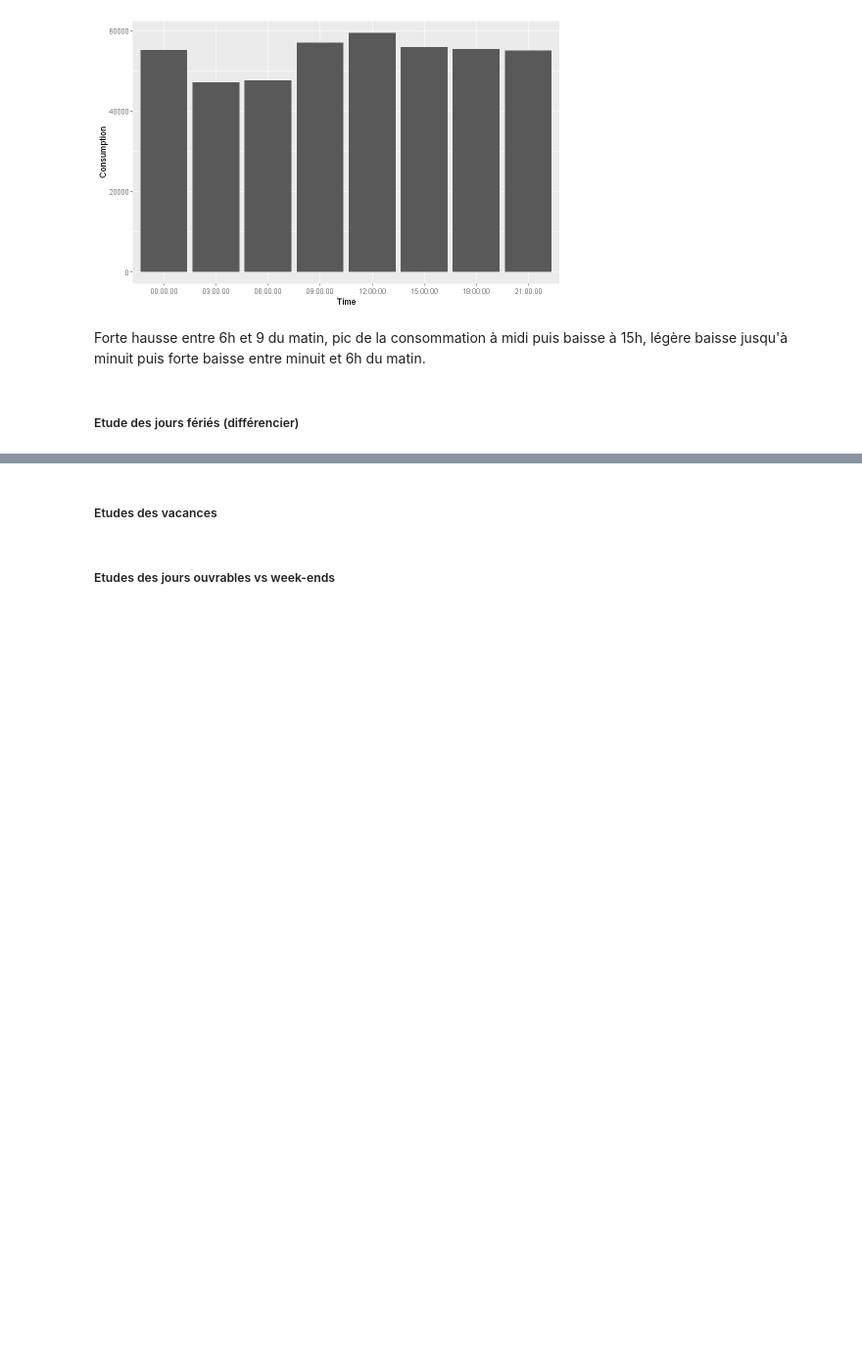
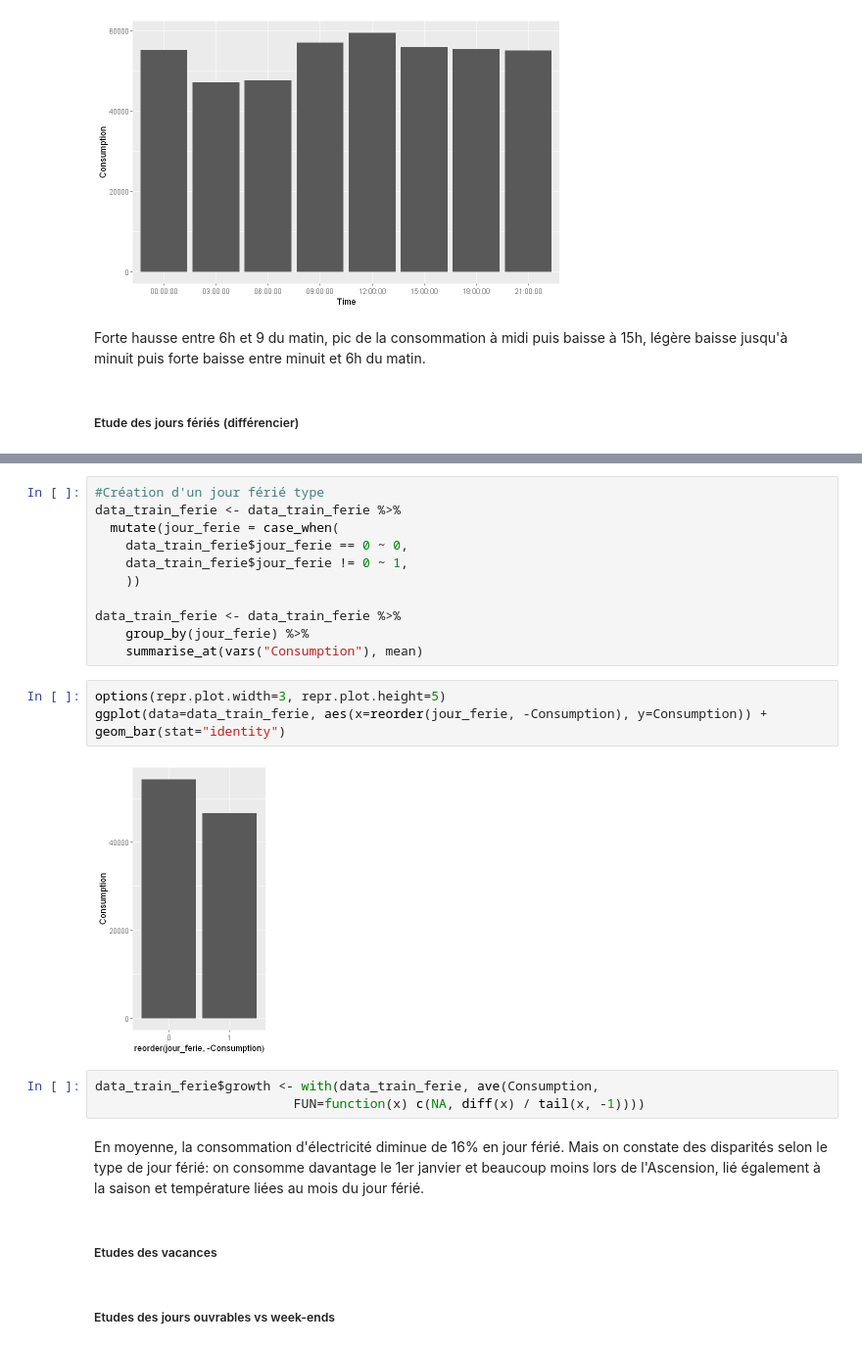
Before and after one commit to PaulineMendras/Seminaire-Modelisation-Stat, a Jupyter notebook: Notebook.ipynb, the cells around one changed output, grey strips where cells are left out. Shown at 98% size. Cells and saved outputs as stored; diff of their text form; blank space fills up the shorter version.

```diff
--- a/Notebook.ipynb
+++ b/Notebook.ipynb
@@ -478,3 +503,24 @@ Forte hausse entre 6h et 9 du matin, pic de la consommation à midi puis baisse
+# %%
+#Création d'un jour férié type
+data_train_ferie <- data_train_ferie %>%
+  mutate(jour_ferie = case_when(
+    data_train_ferie$jour_ferie == 0 ~ 0,
+    data_train_ferie$jour_ferie != 0 ~ 1,
+    ))
+
+data_train_ferie <- data_train_ferie %>%
+    group_by(jour_ferie) %>%
+    summarise_at(vars("Consumption"), mean)
+# %%
+options(repr.plot.width=3, repr.plot.height=5)
+ggplot(data=data_train_ferie, aes(x=reorder(jour_ferie, -Consumption), y=Consumption)) + geom_bar(stat="identity")
+# %% [output]
+[figure, added]
+# %%
+data_train_ferie$growth <- with(data_train_ferie, ave(Consumption,
+                          FUN=function(x) c(NA, diff(x) / tail(x, -1))))
+# %% [markdown]
+En moyenne, la consommation d'électricité diminue de 16% en jour férié. Mais on constate des disparités selon le type de jour férié: on consomme davantage le 1er janvier et beaucoup moins lors de l'Ascension, lié également à la saison et température liées au mois du jour férié.
 # %% [markdown]
 ##### Etudes des vacances
 # %% [markdown]
```
Also changed, not shown: parts of 2 cells of this notebook.
